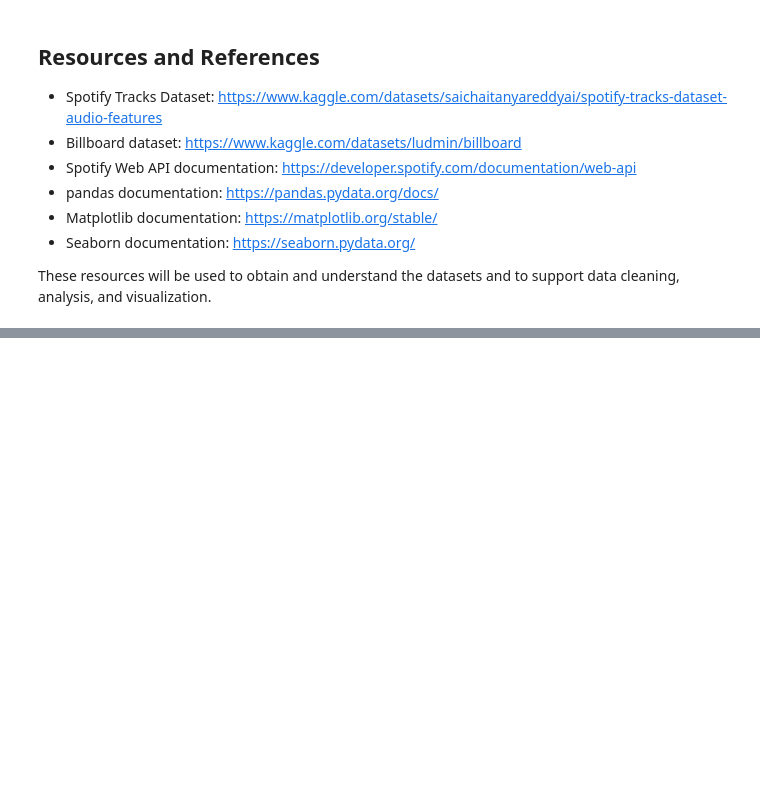
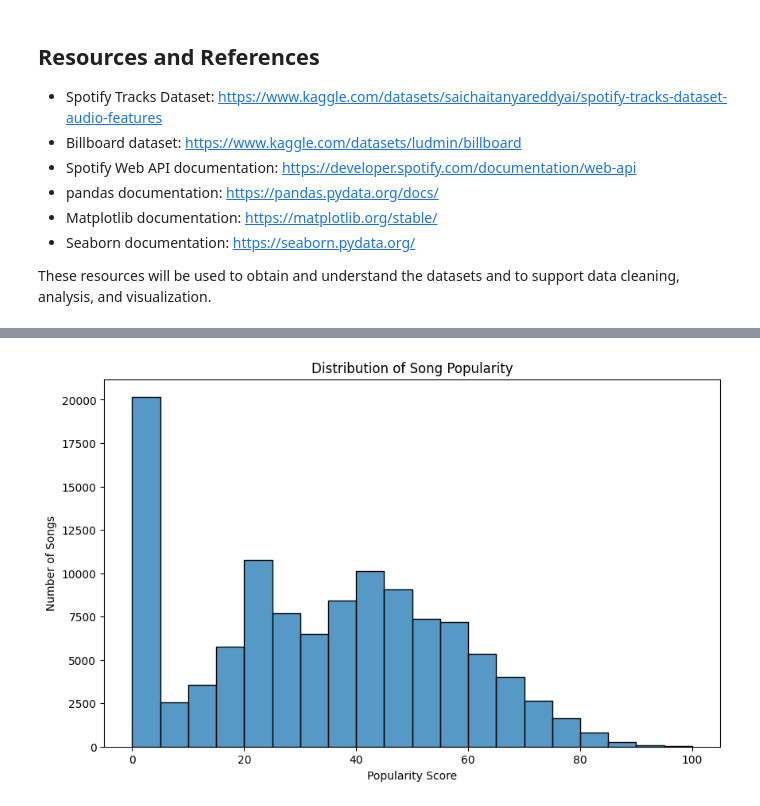
Before and after one commit to IT4063C-Fall2026/data-tech-analytics-final-project-krameron-uc, a Jupyter notebook: source.ipynb, the cells around one changed output, grey strips where cells are left out. Saved outputs shown, nothing was run; the diff lists cells and outputs as text; code cells hidden in the pictures; blank space fills up the shorter version.

Commit message:
Checkpoint 2 completed
Adding the datasets and cleaned data

```diff
--- a/source.ipynb
+++ b/source.ipynb
@@ -83,0 +161,8 @@ These resources will be used to obtain and understand the datasets and to suppor
+# %%
+import pandas as pd
+
+spotify_df = pd.read_csv("spotify-tracks-dataset-detailed.csv")
+
+print(spotify_df.shape)
+print(spotify_df.columns.tolist())
+spotify_df.head()
@@ -83,0 +178,13 @@ These resources will be used to obtain and understand the datasets and to suppor
+# %%
+import matplotlib.pyplot as plt
+import seaborn as sns
+
+plt.figure(figsize=(10, 6))
+sns.histplot(data=spotify_df, x="popularity", bins=20)
+
+plt.title("Distribution of Song Popularity")
+plt.xlabel("Popularity Score")
+plt.ylabel("Number of Songs")
+plt.show()
+# %% [output]
+[figure, added]
```
Also changed, not shown: parts of 38 cells of this notebook, 9 other files.
